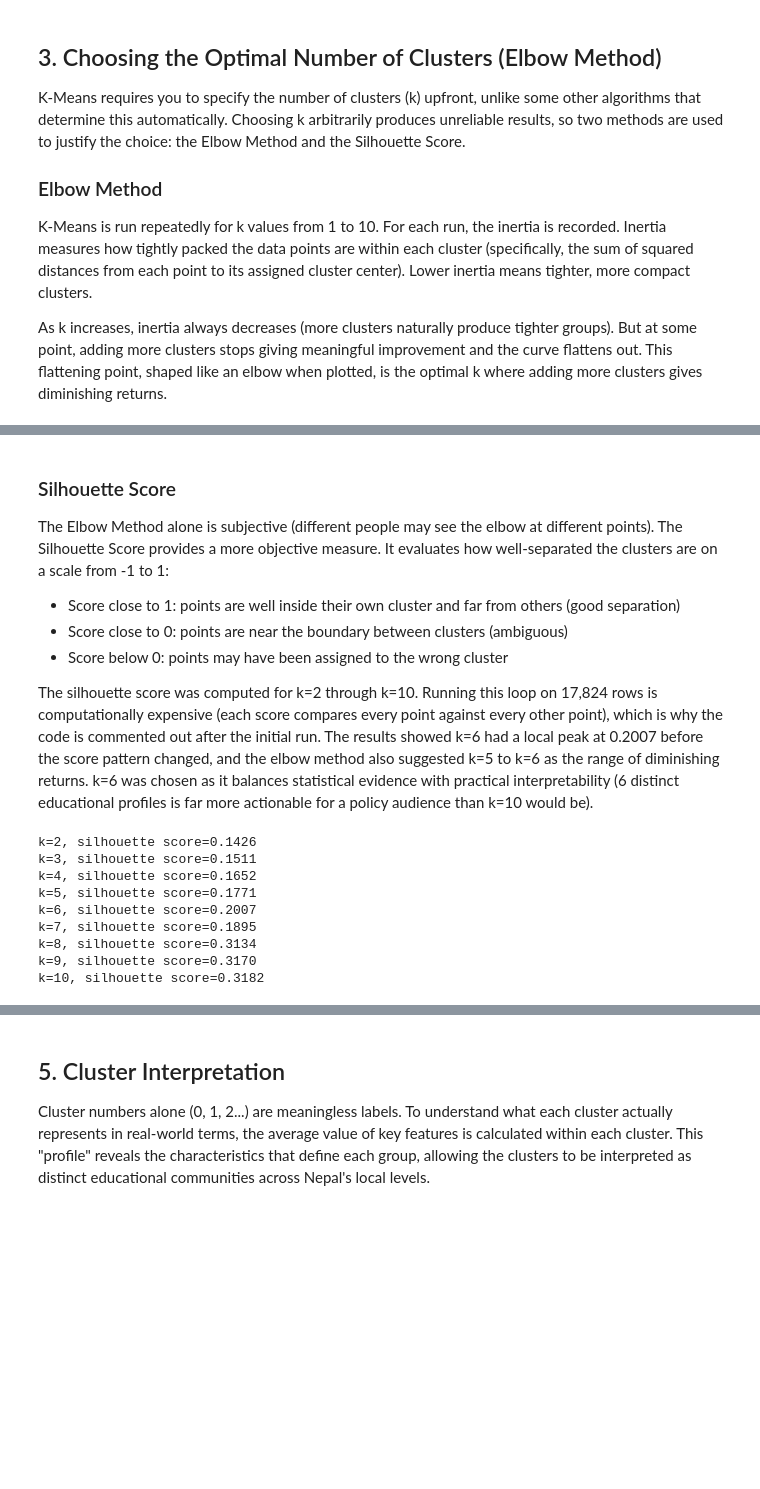
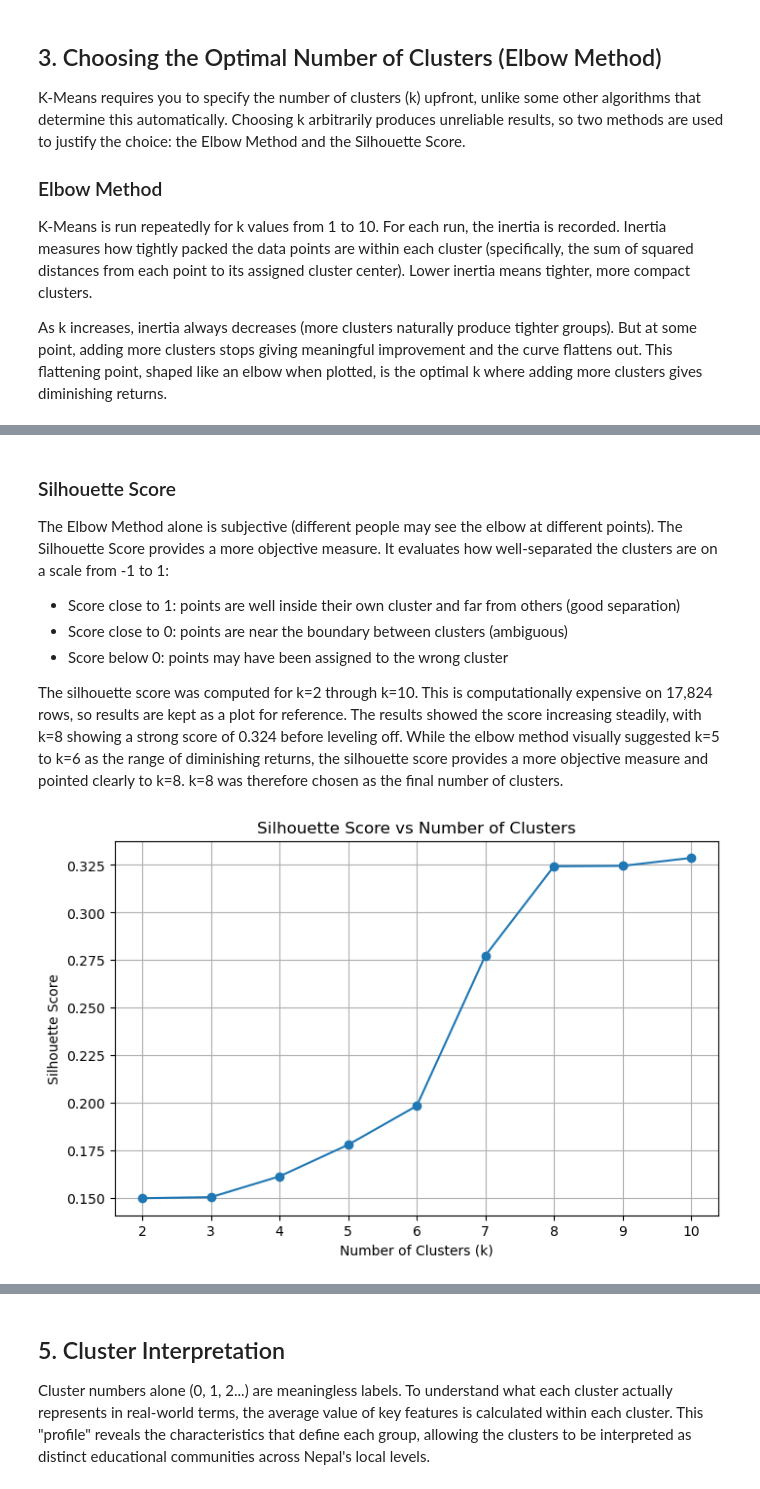
Before and after one commit to Prajit208/CSC61304-Group11-ML, a Jupyter notebook: notebooks/kmeansclustering.ipynb, the cells around one changed output, grey strips where cells are left out. Saved outputs shown, nothing was run; the diff lists cells and outputs as text; code cells hidden in the pictures; blank space fills up the shorter version.

```diff
--- a/notebooks/kmeansclustering.ipynb
+++ b/notebooks/kmeansclustering.ipynb
@@ -96,27 +90,27 @@ The Elbow Method alone is subjective (different people may see the elbow at diff
 - Score close to 0: points are near the boundary between clusters (ambiguous)
 - Score below 0: points may have been assigned to the wrong cluster
 
-The silhouette score was computed for k=2 through k=10. Running this loop on 17,824 rows is computationally expensive (each score compares every point against every other point), which is why the code is commented out after the initial run. The results showed k=6 had a local peak at 0.2007 before the score pattern changed, and the elbow method also suggested k=5 to k=6 as the range of diminishing returns. k=6 was chosen as it balances statistical evidence with practical interpretability (6 distinct educational profiles is far more actionable for a policy audience than k=10 would be).
+The silhouette score was computed for k=2 through k=10. This is computationally expensive on 17,824 rows, so results are kept as a plot for reference. The results showed the score increasing steadily, with k=8 showing a strong score of 0.324 before leveling off. While the elbow method visually suggested k=5 to k=6 as the range of diminishing returns, the silhouette score provides a more objective measure and pointed clearly to k=8. k=8 was therefore chosen as the final number of clusters.
-# %%
-from sklearn.metrics import silhouette_score
-
-silhouette_scores = []
-k_range_sil = range(2, 11)  # silhouette score needs at least 2 clusters
-
-for k in k_range_sil:
-    kmeans = KMeans(n_clusters=k, random_state=42, n_init=10)
-    labels = kmeans.fit_predict(X_scaled)
-    score = silhouette_score(X_scaled, labels)
-    silhouette_scores.append(score)
-    print(f"k={k}, silhouette score={score:.4f}")
-# %% [output]
-k=2, silhouette score=0.1426
-k=3, silhouette score=0.1511
-k=4, silhouette score=0.1652
-k=5, silhouette score=0.1771
-k=6, silhouette score=0.2007
-k=7, silhouette score=0.1895
-k=8, silhouette score=0.3134
-k=9, silhouette score=0.3170
-k=10, silhouette score=0.3182
+# %%
+from sklearn.cluster import KMeans
+from sklearn.metrics import silhouette_score
+import matplotlib.pyplot as plt
+
+scores = []
+
+for k in range(2,11):
+    model = KMeans(n_clusters=k, random_state=42, n_init=10)
+    labels = model.fit_predict(X_scaled)
+    score = silhouette_score(X_scaled, labels)
+    scores.append(score)
+
+plt.figure(figsize=(8,5))
+plt.plot(range(2,11), scores, marker='o')
+plt.xlabel("Number of Clusters (k)")
+plt.ylabel("Silhouette Score")
+plt.title("Silhouette Score vs Number of Clusters")
+plt.grid(True)
+plt.show()
+# %% [output]
+[figure, added]
 # %% [markdown]
```
Also changed, not shown: parts of 15 cells of this notebook.
